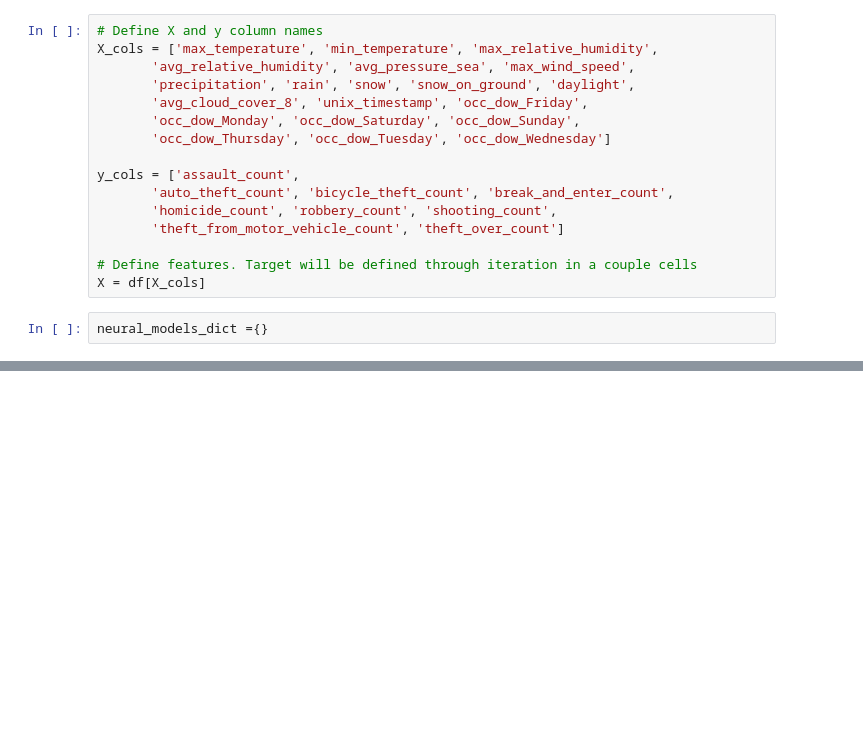
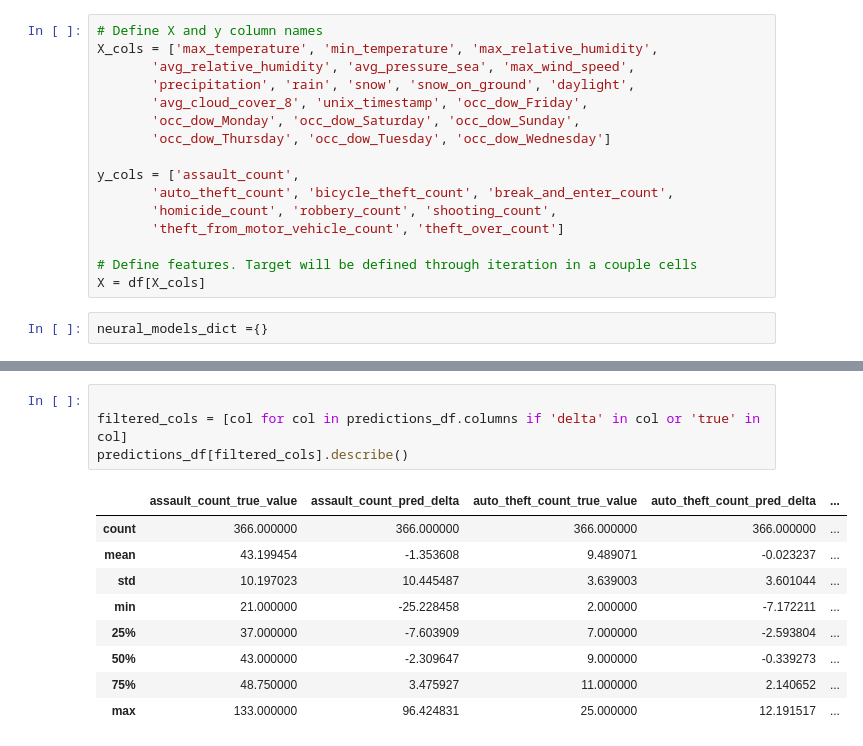
Before and after one commit to MickMarch/Canadian_Homelessness_Analysis, a Jupyter notebook: Project_Notebooks/NN_Model/Neural_Network_Iterated.ipynb, the cells around one changed output, grey strips where cells are left out. Saved outputs shown, nothing was run; the diff lists cells and outputs as text; blank space fills up the shorter version.

```diff
--- a/Project_Notebooks/NN_Model/Neural_Network_Iterated.ipynb
+++ b/Project_Notebooks/NN_Model/Neural_Network_Iterated.ipynb
@@ -475,0 +497,14 @@ predictions_df.to_csv("../../Data/model_predictions/neural_network_pred_vs_true.
+# %%
+
+filtered_cols = [col for col in predictions_df.columns if 'delta' in col or 'true' in col]
+predictions_df[filtered_cols].describe()
+# %% [output]
+|  | assault_count_true_value | assault_count_pred_delta | auto_theft_count_true_value | auto_theft_count_pred_delta | ... |
+| count | 366.000000 | 366.000000 | 366.000000 | 366.000000 | ... |
+| mean | 43.199454 | -1.353608 | 9.489071 | -0.023237 | ... |
+| std | 10.197023 | 10.445487 | 3.639003 | 3.601044 | ... |
+| min | 21.000000 | -25.228458 | 2.000000 | -7.172211 | ... |
+| 25% | 37.000000 | -7.603909 | 7.000000 | -2.593804 | ... |
+| 50% | 43.000000 | -2.309647 | 9.000000 | -0.339273 | ... |
+| 75% | 48.750000 | 3.475927 | 11.000000 | 2.140652 | ... |
+| max | 133.000000 | 96.424831 | 25.000000 | 12.191517 | ... |
```
Also changed, not shown: parts of 11 cells of this notebook, 4 other files.
